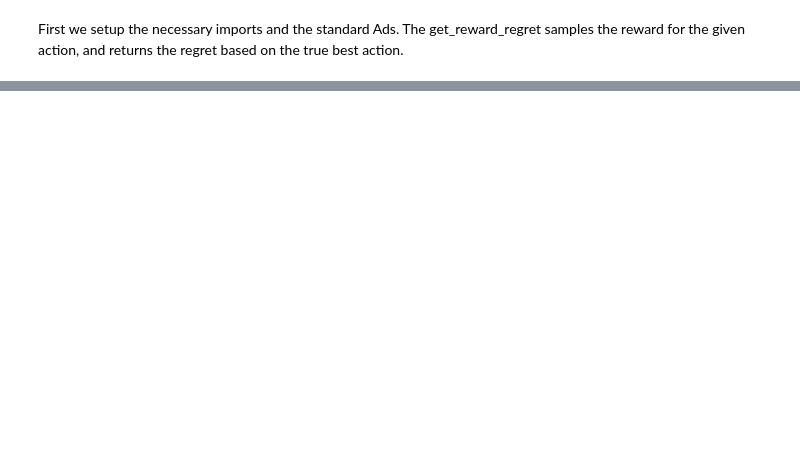
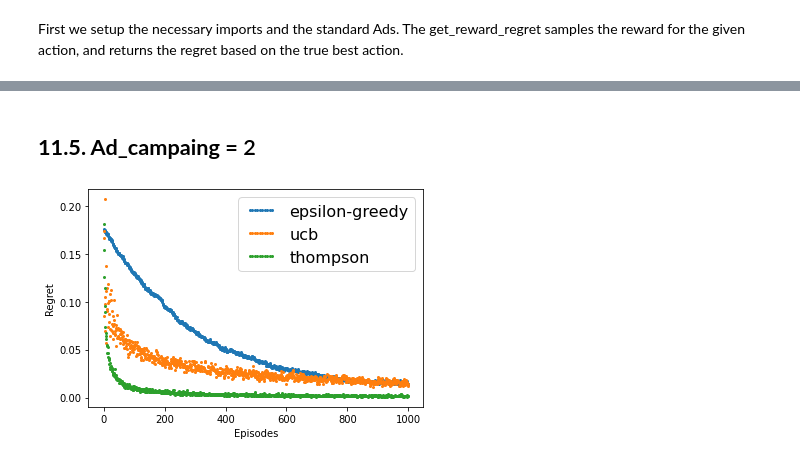
Before and after one commit to Abhishek-Gargha-Maheshwarappa/Reinforcement-Ad-Campaing-Optimization, a Jupyter notebook: AD_Campaing_modeling_with_Reinforcemnet_Learning.ipynb, the cells around one changed output, grey strips where cells are left out. Cells and saved outputs as stored; diff of their text form; code cells hidden in the pictures; blank space fills up the shorter version.

```diff
--- a/AD_Campaing_modeling_with_Reinforcemnet_Learning.ipynb
+++ b/AD_Campaing_modeling_with_Reinforcemnet_Learning.ipynb
@@ -320,0 +424,11 @@ experiment(ad_camp)
+# %% [markdown]
+## **11.5. Ad_campaing =** 2
+# %%
+# Experiment 5
+ad_camp = 2
+epsilon = 0.01
+ucb_c = 2
+stationary=True
+experiment(ad_camp)
+# %% [output]
+[figure, added]
```
Also changed, not shown: parts of 94 cells of this notebook.
